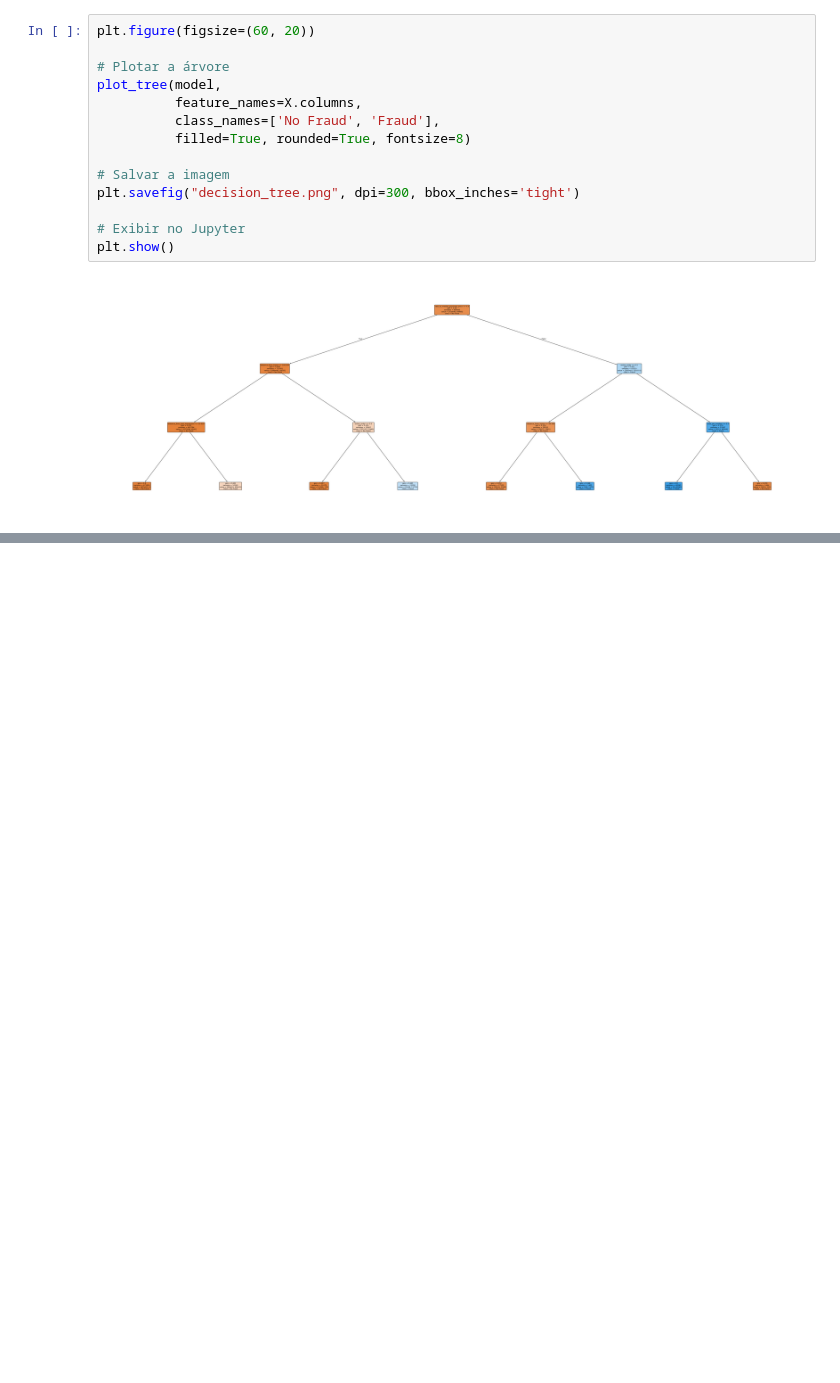
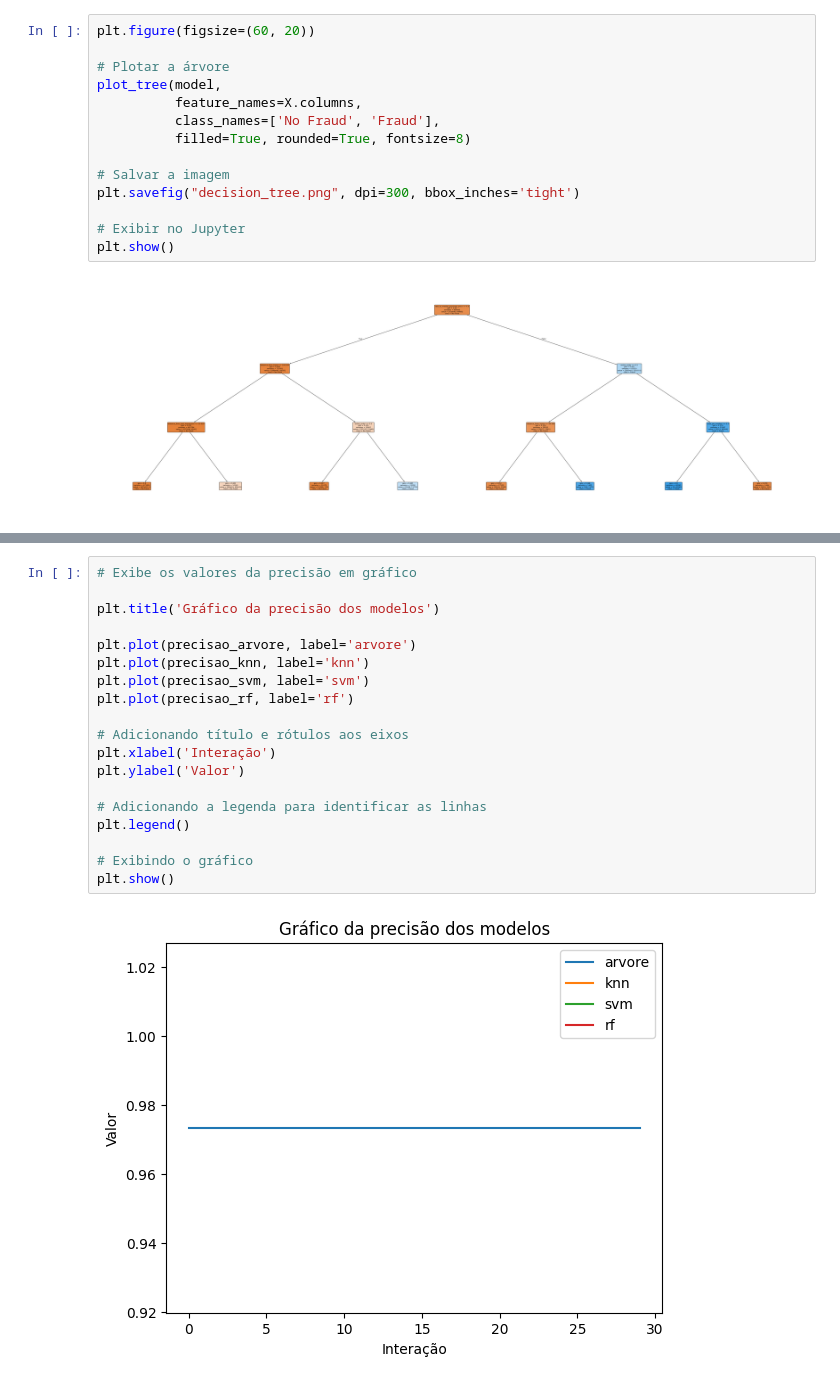
Before and after one commit to Wectornanime/decision-tree-card-transdata, a Jupyter notebook: main.ipynb, the cells around one changed output, grey strips where cells are left out. Cells and saved outputs as stored; diff of their text form; blank space fills up the shorter version.

```diff
--- a/main.ipynb
+++ b/main.ipynb
@@ -213,0 +356,21 @@ plt.show()
+# %%
+# Exibe os valores da precisão em gráfico
+
+plt.title('Gráfico da precisão dos modelos')
+
+plt.plot(precisao_arvore, label='arvore')
+plt.plot(precisao_knn, label='knn')
+plt.plot(precisao_svm, label='svm')
+plt.plot(precisao_rf, label='rf')
+
+# Adicionando título e rótulos aos eixos
+plt.xlabel('Interação')
+plt.ylabel('Valor')
+
+# Adicionando a legenda para identificar as linhas
+plt.legend()
+
+# Exibindo o gráfico
+plt.show()
+# %% [output]
+[figure, added]
```
Also changed, not shown: parts of 25 cells of this notebook, 1 other file.
